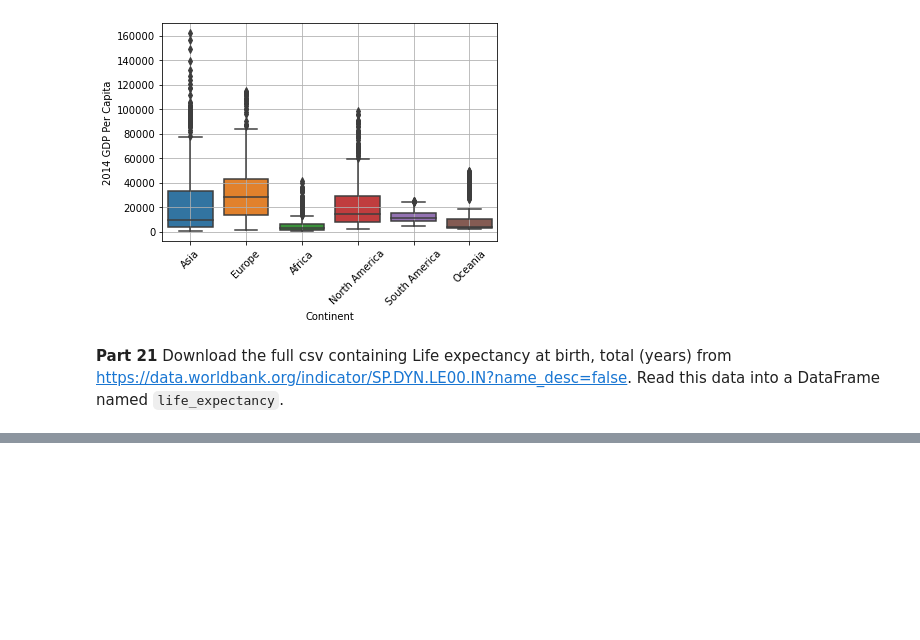
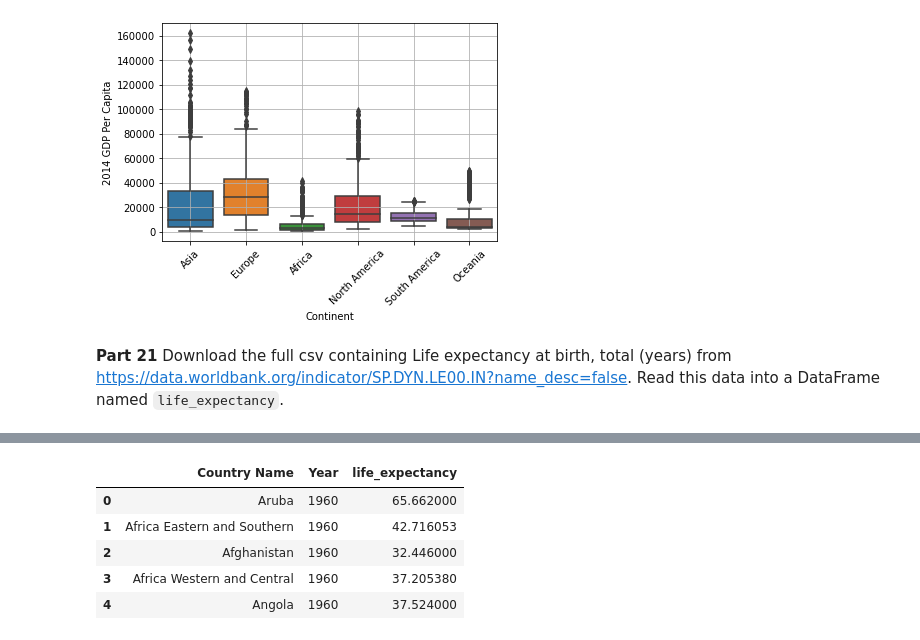
Before and after one commit to Claytor/exploratory_analysis_of_un_data, a Jupyter notebook: notebooks/UN Data Exploration.ipynb, the cells around one changed output, grey strips where cells are left out. Cells and saved outputs as stored; diff of their text form; code cells hidden in the pictures; blank space fills up the shorter version.

```diff
--- a/notebooks/UN Data Exploration.ipynb
+++ b/notebooks/UN Data Exploration.ipynb
@@ -374,0 +386,2 @@ ParserError: Error tokenizing data. C error: Expected 3 fields in line 5, saw 67
+# %%
+life_expectancy = life_expectancy.drop(columns = ['Country Code','Indicator Name','Indicator Code'])
@@ -374,0 +391,21 @@ ParserError: Error tokenizing data. C error: Expected 3 fields in line 5, saw 67
+# %%
+life_expectancy = life_expectancy.melt(
+    id_vars="Country Name",
+    var_name="Year",
+    value_name="life_expectancy").dropna()
+
+#Old try
+#life_expectancy =
+ #   life_expectancy
+   # .drop(columns = ['Country Code','Indicator Name','Indicator Code'])
+  #  .melt(id_vars = 'Country Name')
+   # .rename(columns = {'Country Name' : 'Country'}))
+# %%
+life_expectancy.head()
+# %% [output]
+|  | Country Name | Year | life_expectancy |
+| 0 | Aruba | 1960 | 65.662000 |
+| 1 | Africa Eastern and Southern | 1960 | 42.716053 |
+| 2 | Afghanistan | 1960 | 32.446000 |
+| 3 | Africa Western and Central | 1960 | 37.205380 |
+| 4 | Angola | 1960 | 37.524000 |
```
Also changed, not shown: parts of 6 cells of this notebook.
